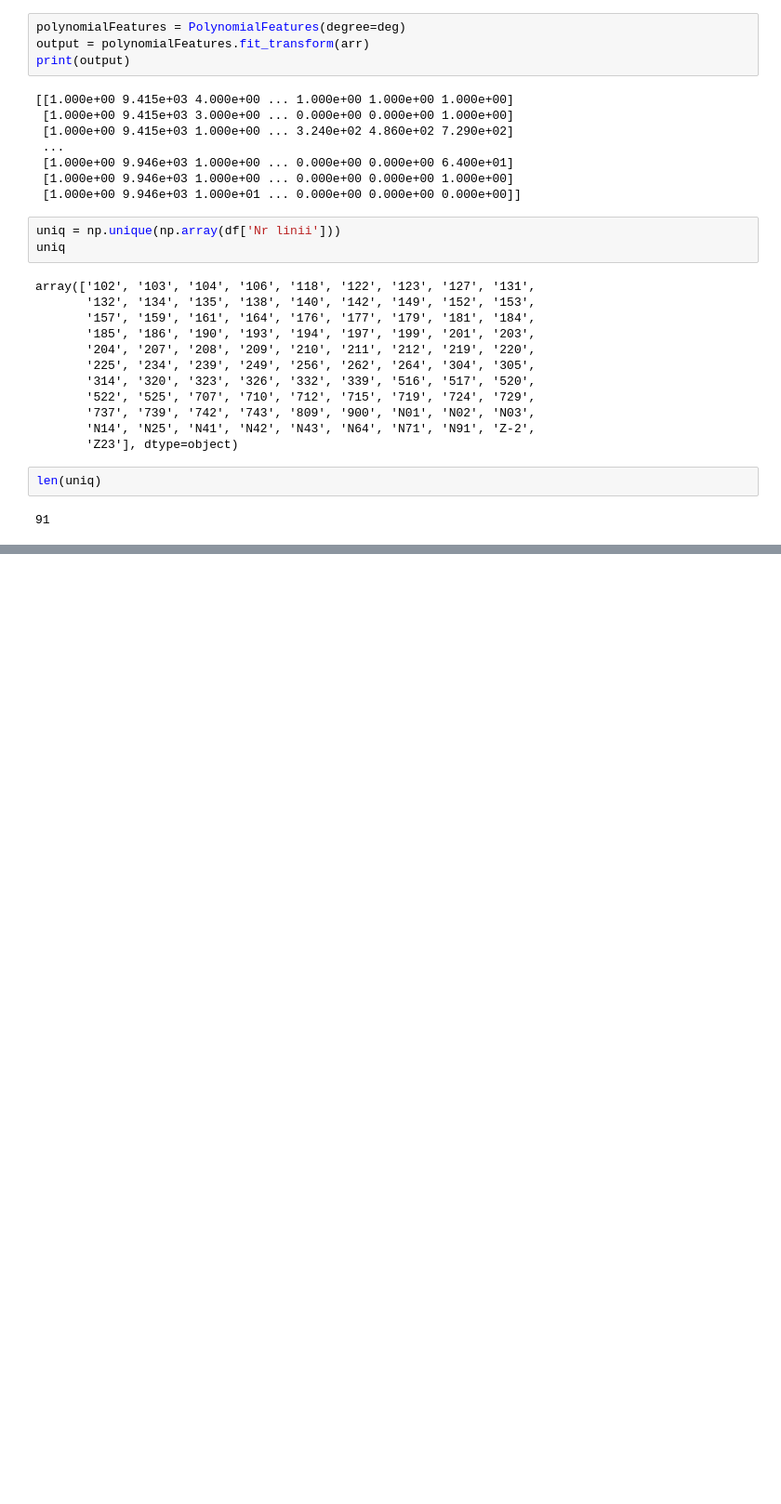
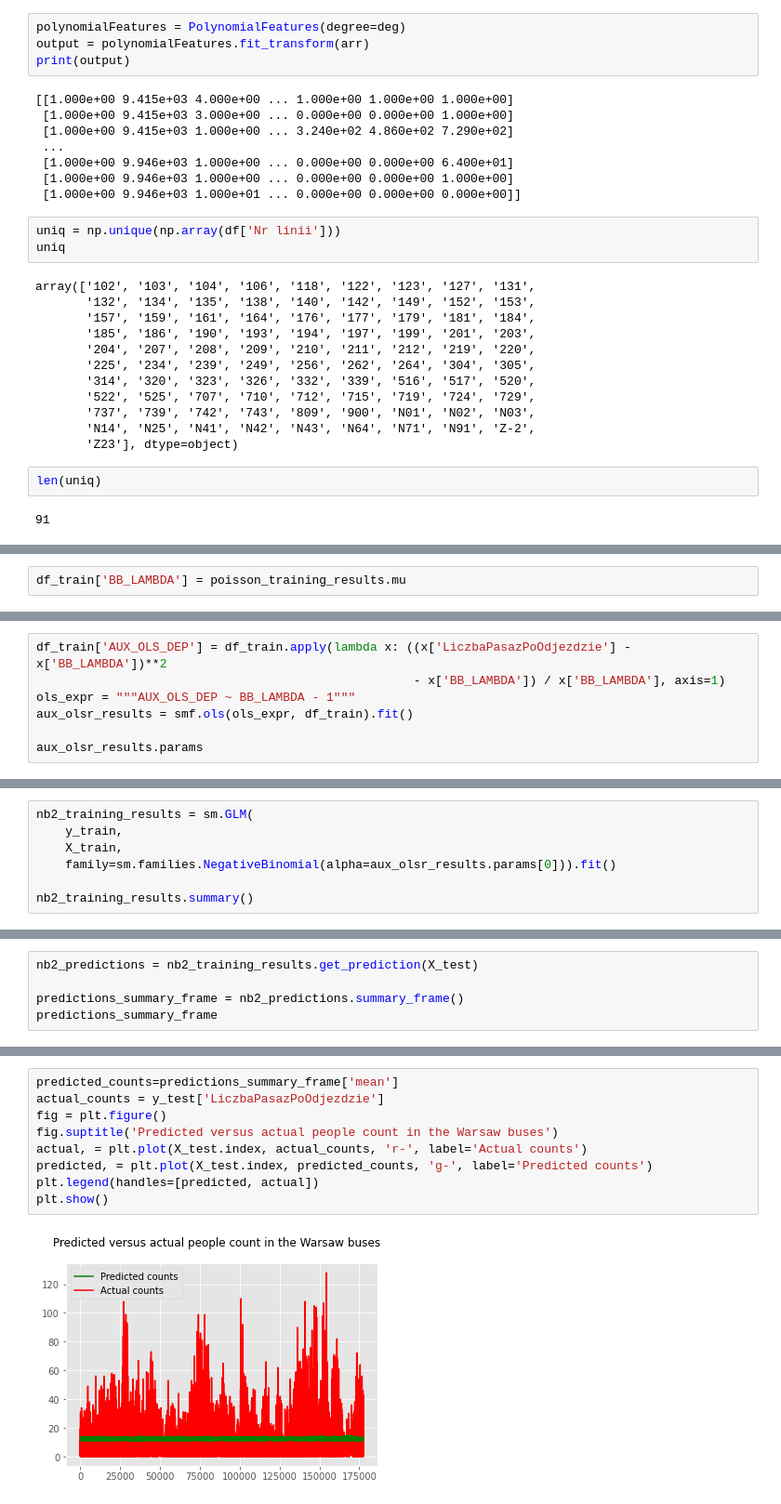
Before and after one commit to Walczi123/Projekt_Przetwarzanie_Danych, a Jupyter notebook: initial_data_processing.ipynb, the cells around one changed output, grey strips where cells are left out. Shown at 93% size. Cells and saved outputs as stored; diff of their text form; blank space fills up the shorter version.

```diff
--- a/initial_data_processing.ipynb
+++ b/initial_data_processing.ipynb
@@ -296,0 +375,2 @@ len(uniq)
+# %%
+df_train['BB_LAMBDA'] = poisson_training_results.mu
@@ -296,0 +385,7 @@ len(uniq)
+# %%
+df_train['AUX_OLS_DEP'] = df_train.apply(lambda x: ((x['LiczbaPasazPoOdjezdzie'] - x['BB_LAMBDA'])**2
+                                                    - x['BB_LAMBDA']) / x['BB_LAMBDA'], axis=1)
+ols_expr = """AUX_OLS_DEP ~ BB_LAMBDA - 1"""
+aux_olsr_results = smf.ols(ols_expr, df_train).fit()
+
+aux_olsr_results.params
@@ -296,0 +409,7 @@ len(uniq)
+# %%
+nb2_training_results = sm.GLM(
+    y_train,
+    X_train,
+    family=sm.families.NegativeBinomial(alpha=aux_olsr_results.params[0])).fit()
+
+nb2_training_results.summary()
@@ -296,0 +432,5 @@ len(uniq)
+# %%
+nb2_predictions = nb2_training_results.get_prediction(X_test)
+
+predictions_summary_frame = nb2_predictions.summary_frame()
+predictions_summary_frame
@@ -296,0 +451,11 @@ len(uniq)
+# %%
+predicted_counts=predictions_summary_frame['mean']
+actual_counts = y_test['LiczbaPasazPoOdjezdzie']
+fig = plt.figure()
+fig.suptitle('Predicted versus actual people count in the Warsaw buses')
+actual, = plt.plot(X_test.index, actual_counts, 'r-', label='Actual counts')
+predicted, = plt.plot(X_test.index, predicted_counts, 'g-', label='Predicted counts')
+plt.legend(handles=[predicted, actual])
+plt.show()
+# %% [output]
+[figure, added]
```
Also changed, not shown: parts of 20 cells of this notebook.
